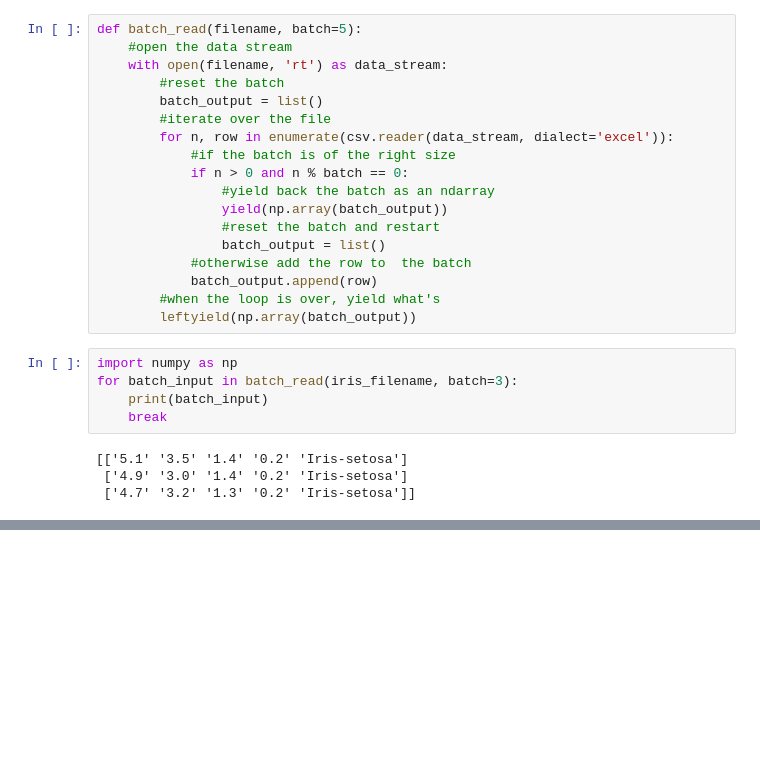
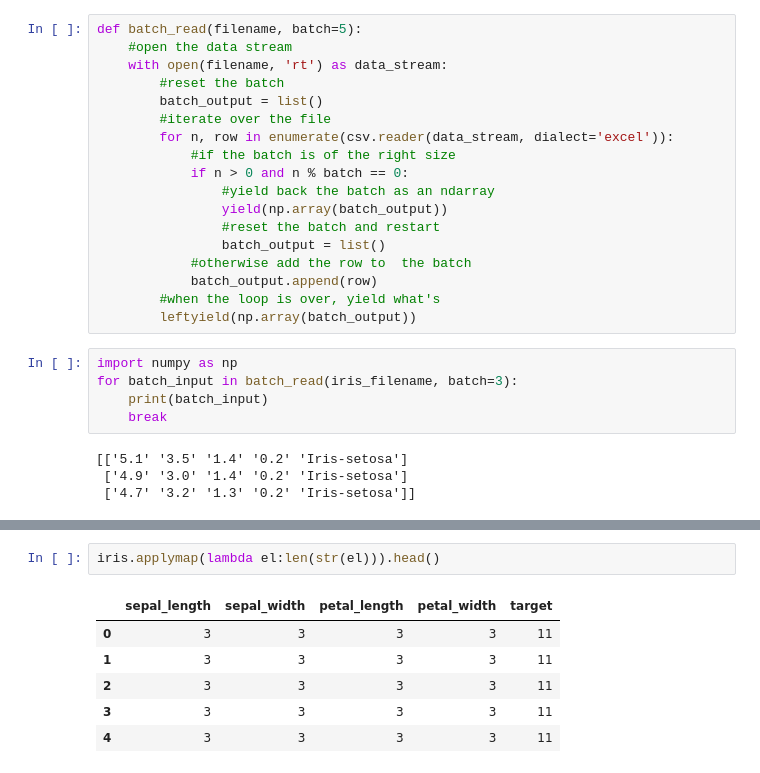
Before and after one commit to blfuentes/PYTHON, a Jupyter notebook: Python Data Science Essentials/Chapter02/Sample03.ipynb, the cells around one changed output, grey strips where cells are left out. Drawn from its saved outputs; the diff is of its cells as text; blank space fills up the shorter version.

```diff
--- a/Python Data Science Essentials/Chapter02/Sample03.ipynb
+++ b/Python Data Science Essentials/Chapter02/Sample03.ipynb
@@ -49,0 +177,9 @@ for batch_input in batch_read(iris_filename, batch=3):
+# %%
+iris.applymap(lambda el:len(str(el))).head()
+# %% [output]
+|  | sepal_length | sepal_width | petal_length | petal_width | target |
+| 0 | 3 | 3 | 3 | 3 | 11 |
+| 1 | 3 | 3 | 3 | 3 | 11 |
+| 2 | 3 | 3 | 3 | 3 | 11 |
+| 3 | 3 | 3 | 3 | 3 | 11 |
+| 4 | 3 | 3 | 3 | 3 | 11 |
```
Also changed, not shown: parts of 13 cells of this notebook, 3 other files.
